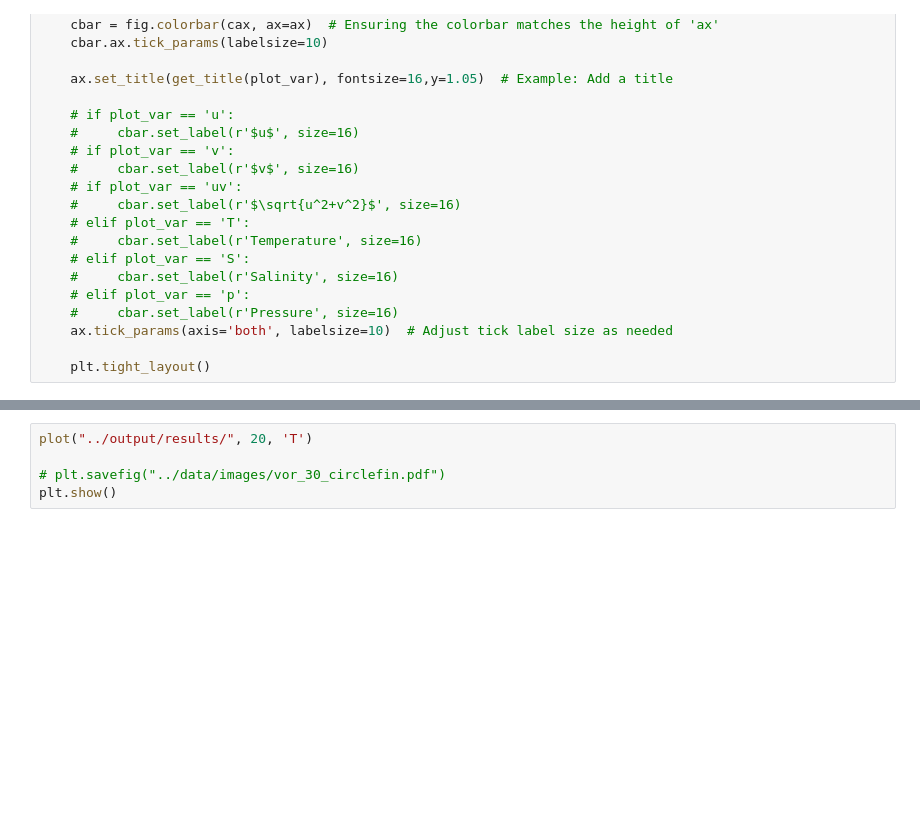
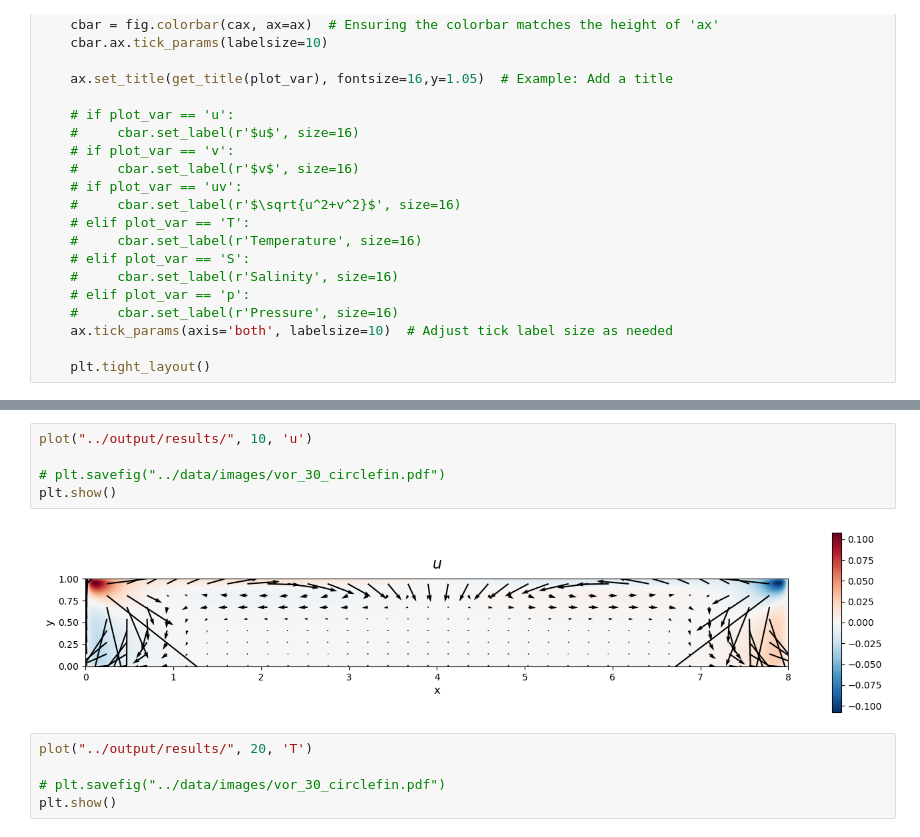
Before and after one commit to victorballester7/thermohaline-convection, a Jupyter notebook: src/plot.ipynb, the cells around one changed output, grey strips where cells are left out. Saved outputs shown, nothing was run; the diff lists cells and outputs as text; blank space fills up the shorter version.

```diff
--- a/src/plot.ipynb
+++ b/src/plot.ipynb
@@ -161,3 +168,10 @@ plt.show()
+# %%
+plot("../output/results/", 10, 'u')
+
+# plt.savefig("../data/images/vor_30_circlefin.pdf")
+plt.show()
+# %% [output]
+[figure, added]
 # %%
 plot("../output/results/", 20, 'T')
 
```
Also changed, not shown: parts of 6 cells of this notebook, 8 other files.
